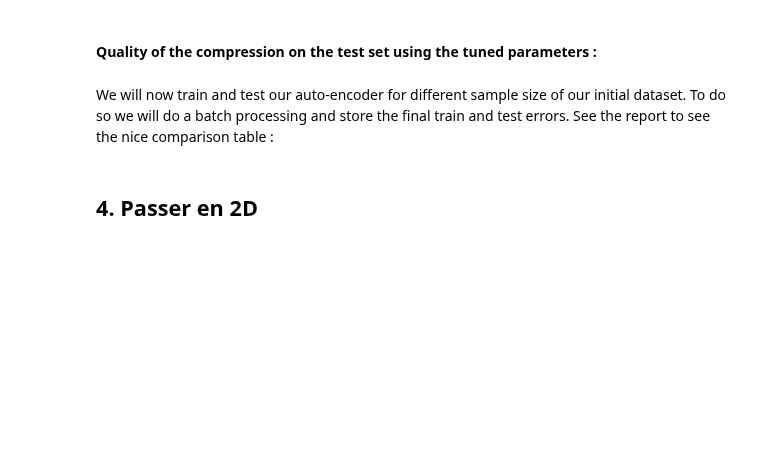
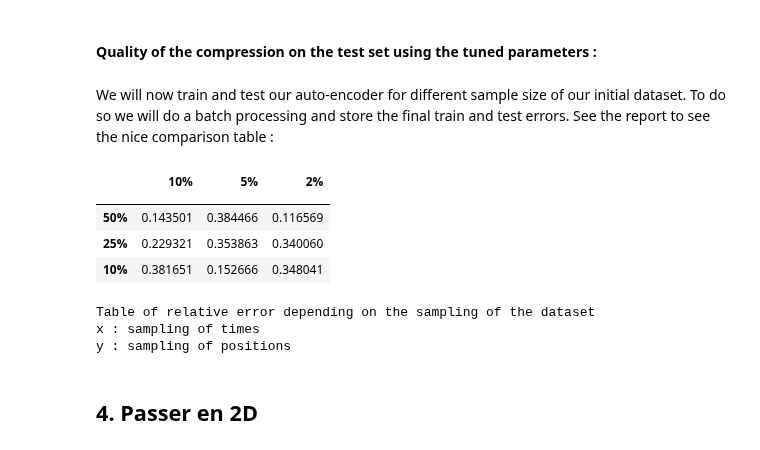
Before and after one commit to CS-433/ml-project-2-thevipers2, a Jupyter notebook: main.ipynb, the cells around one changed output. Saved outputs shown, nothing was run; the diff lists cells and outputs as text; code cells hidden in the pictures; blank space fills up the shorter version.

Commit message:
table results

```diff
--- a/main.ipynb
+++ b/main.ipynb
@@ -352,15 +372,12 @@ filenames = glob.glob(file_location)
 i=0
 
 
-# define the model
-best_lr = 0.1
-best_neurons = 5
+# define the parameters of the model
+learningRate= 0.01
+neuron_ = 8
+
 epochs=50
-input_size=filenames[0].shape[1]
 criterion = nn.MSELoss()
-
-model = Autoencoder(input_size, best_neurons)
-optimizer = torch.optim.Adam(model.parameters(), lr=best_lr, weight_decay=1e-5)
 
 test_errors = []
 train_errors = []
@@ -373,20 +390,50 @@ for f in filenames:
     x_train, x_test = train_test_split(x, test_size=0.1, random_state=seed)
     y_train, y_test = x_train, x_test
 
-    #Training
+    #Declare the model
+    input_size=x_train.shape[1]
+    model = Autoencoder(input_size, neuron_)
+    optimizer = torch.optim.Adam(model.parameters(), lr=learningRate, weight_decay=1e-5)
 
-    # loop over the epochs
+    #Dataloader
+    train_loader = DataLoader(x_train)
+    test_loader = DataLoader(x_test)
+
+    #Training and testing over the epochs
     for epoch in range(epochs):
         # train the model
-        train_loss=train_epoch(x_train, model, criterion, optimizer)
+        train_loss=train_epoch(train_loader, model, criterion, optimizer)
         # compute the relative training error
-        train_error = valid_epoch(x_train, model)
+        train_error = valid_epoch(train_loader, model)
         # compute the relative test error
-        test_error=valid_epoch(x_test, model)
+        test_error=valid_epoch(test_loader, model)
 
     #Save the last epoch train and test errors
     test_errors.append(test_error)
-    train_errors.appedn(train_error)
+    train_errors.append(train_error)
+# %%
+from pandas import *
+
+results = DataFrame({'' : ['50%', '25%', '10%'],
+                   '10%' : test_errors[:3],
+                   '5%' : test_errors[3:6],
+                   '2%' : test_errors[6:9]})
+
+results = results.set_index('')
+
+display(results)
+print("\033[1m" + 'Table of relative error depending on the sampling of the dataset' + "\033[0m")
+print('x : sampling of times')
+print('y : sampling of positions')
+# %% [output]
+|  | 10% | 5% | 2% |
+|  |  |  |  |
+| 50% | 0.143501 | 0.384466 | 0.116569 |
+| 25% | 0.229321 | 0.353863 | 0.340060 |
+| 10% | 0.381651 | 0.152666 | 0.348041 |
+Table of relative error depending on the sampling of the dataset
+x : sampling of times
+y : sampling of positions
 # %%
 #Save in pickles
 
```
Also changed, not shown: parts of 2 cells of this notebook.
